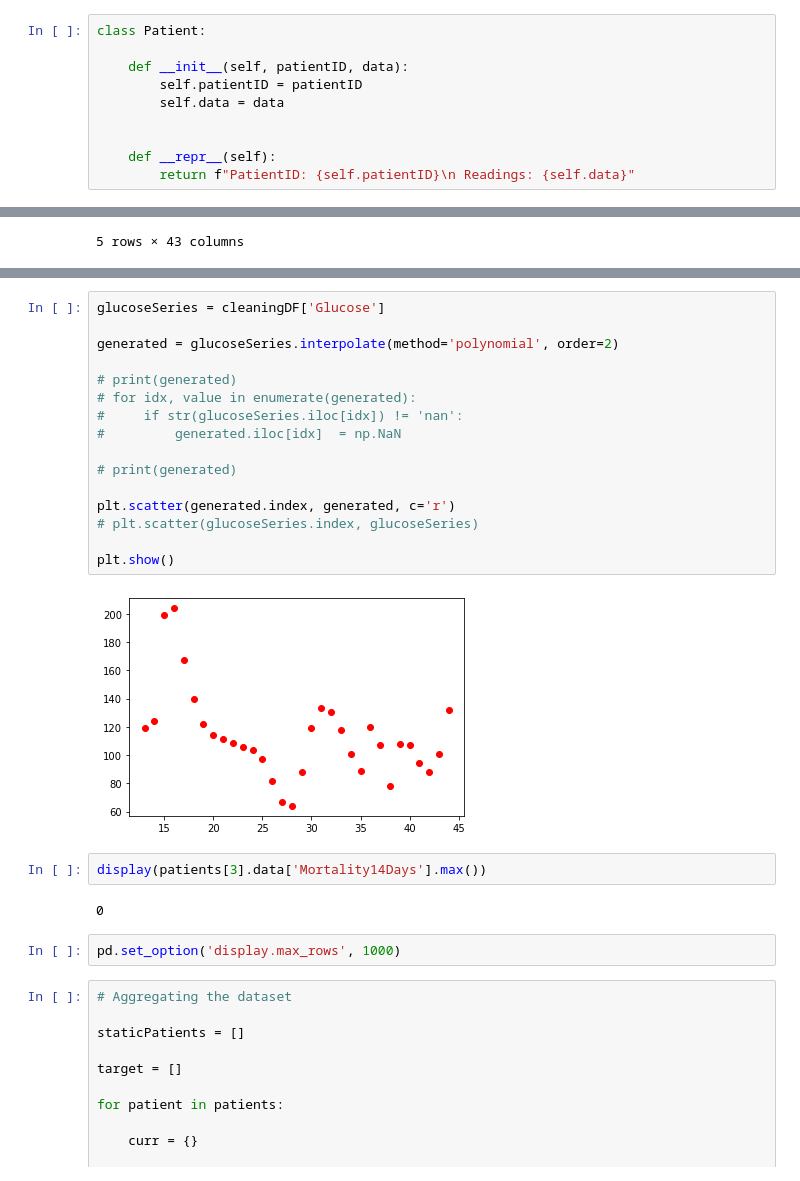
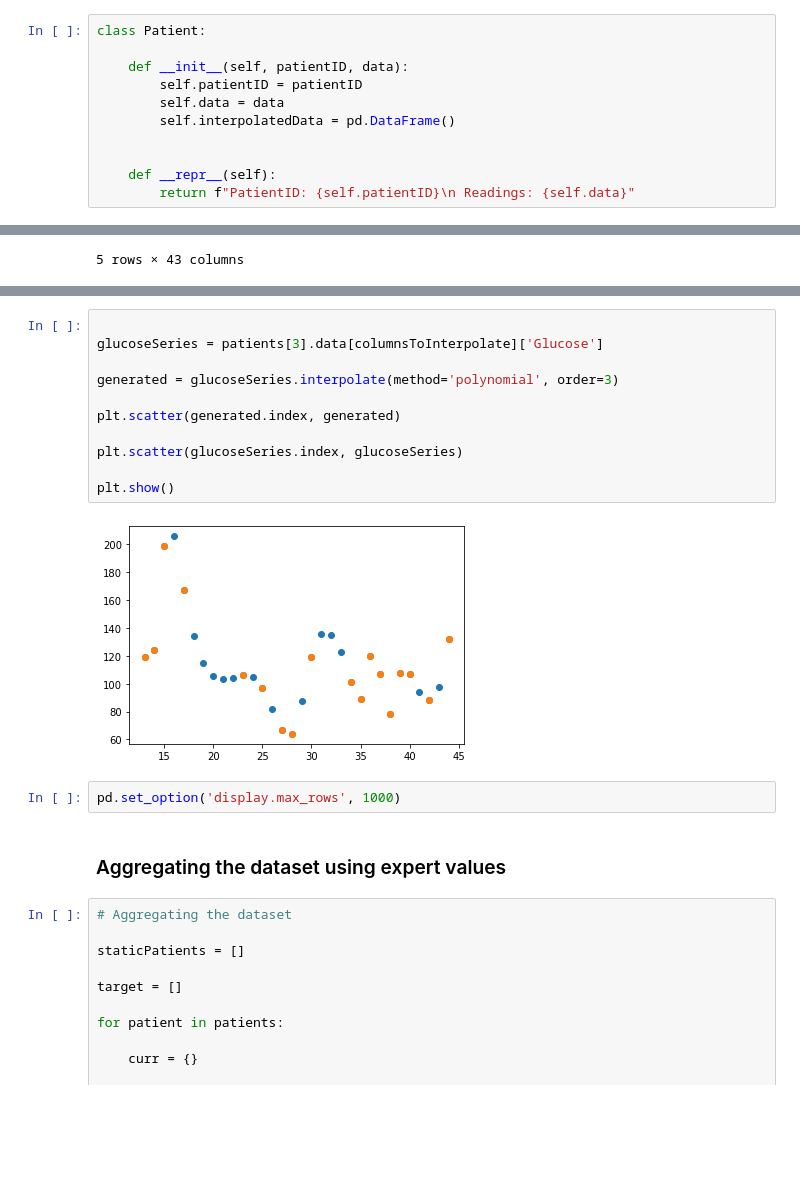
Before and after one commit to BenMarkFrost/LEN_Individual_Project, a Jupyter notebook: Static/temporalCategorisation.ipynb, the cells around one changed output, grey strips where cells are left out. Cells and saved outputs as stored; diff of their text form; blank space fills up the shorter version.

```diff
--- a/Static/temporalCategorisation.ipynb
+++ b/Static/temporalCategorisation.ipynb
@@ -72,6 +82,7 @@ class Patient:
     def __init__(self, patientID, data):
         self.patientID = patientID
         self.data = data
+        self.interpolatedData = pd.DataFrame()
 
 
     def __repr__(self):
@@ -171,27 +237,20 @@ cleaningDF.head()
 # %%
-glucoseSeries = cleaningDF['Glucose']
 
-generated = glucoseSeries.interpolate(method='polynomial', order=2)
+glucoseSeries = patients[3].data[columnsToInterpolate]['Glucose']
 
-# print(generated)
-# for idx, value in enumerate(generated):
-#     if str(glucoseSeries.iloc[idx]) != 'nan':
-#         generated.iloc[idx]  = np.NaN
+generated = glucoseSeries.interpolate(method='polynomial', order=3)
 
-# print(generated)
+plt.scatter(generated.index, generated)
 
-plt.scatter(generated.index, generated, c='r')
-# plt.scatter(glucoseSeries.index, glucoseSeries)
+plt.scatter(glucoseSeries.index, glucoseSeries)
 
 plt.show()
 # %% [output]
-[figure, old version]
+[figure, new version]
-# %%
-display(patients[3].data['Mortality14Days'].max())
-# %% [output]
-0
 # %%
 pd.set_option('display.max_rows', 1000)
+# %% [markdown]
+### Aggregating the dataset using expert values
 # %%
 # Aggregating the dataset
 
```
Also changed, not shown: parts of 19 cells of this notebook, 1 other file.
